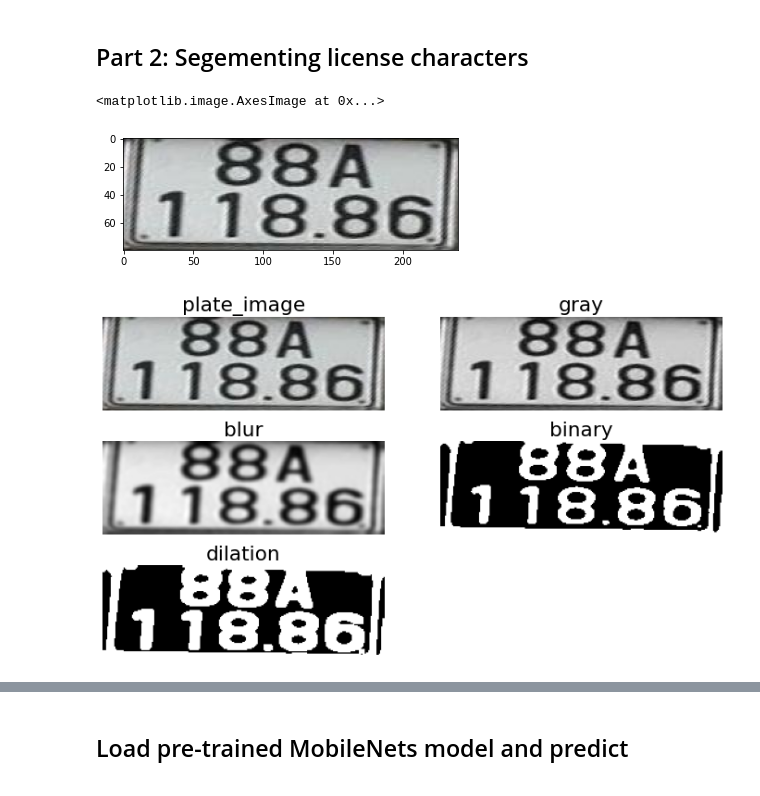
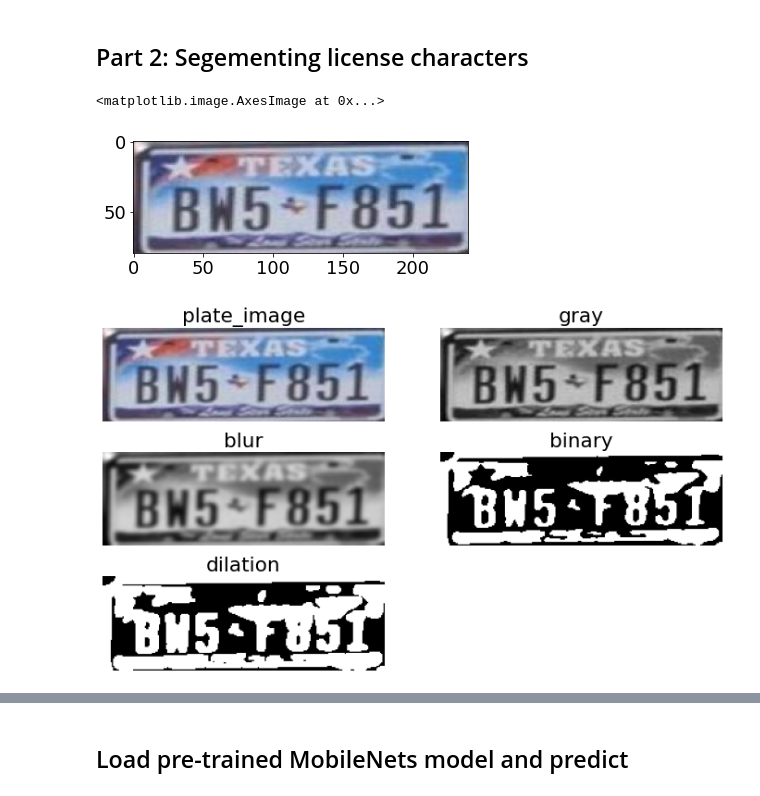
Before and after one commit to JeremyStubbs/License_Plate_Reader_OCRTesseract, a Jupyter notebook: OCR.ipynb, the cells around one changed output, grey strips where cells are left out. Cells and saved outputs as stored; diff of their text form; code cells hidden in the pictures.

```diff
--- a/OCR.ipynb
+++ b/OCR.ipynb
@@ -10,11 +10,11 @@ from sklearn.preprocessing import LabelEncoder
 # %% [markdown]
 ## Part 2: Segementing license characters
 # %%
-plate_image = cv2.imread("new.jpg")
+plate_image = cv2.imread("texas.jpg")
 plt.imshow(plate_image)
 # %% [output]
 <matplotlib.image.AxesImage at 0x...>
-[figure, old version]
+[figure, new version]
 # %%
 # convert to grayscale and blur the image
 image = cv2.cvtColor(plate_image, cv2.COLOR_BGR2RGB)
@@ -45,4 +45,4 @@ for i in range(len(plot_image)):
     else:
         plt.imshow(plot_image[i],cmap="gray")
 # %% [output]
-[figure, old version]
+[figure, new version]
```
Also changed, not shown: parts of 6 cells of this notebook, 5 other files.
